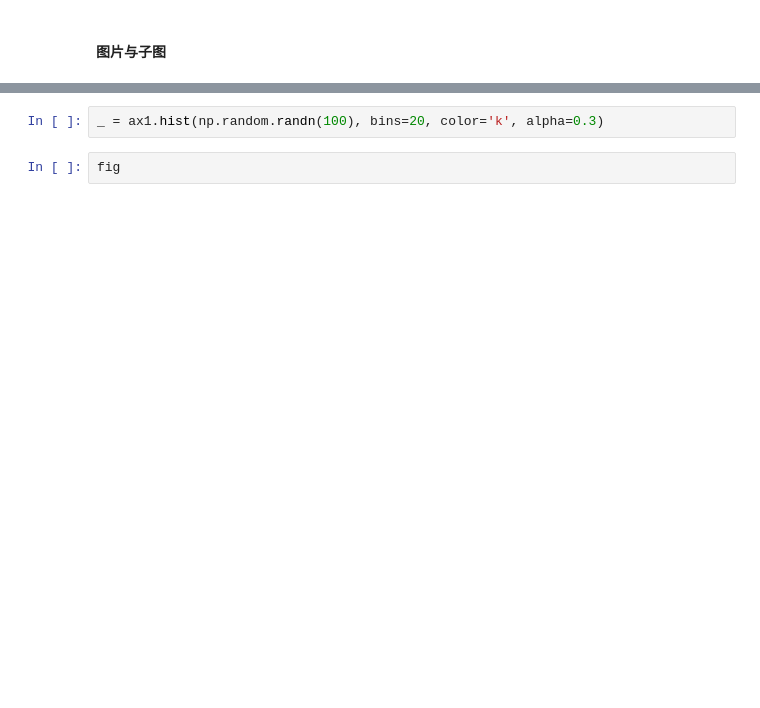
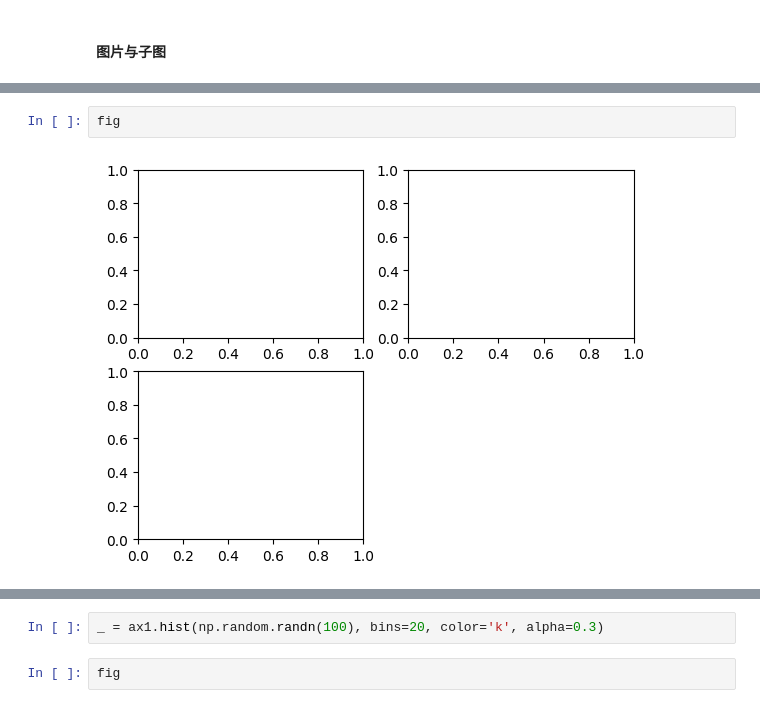
Before and after one commit to WuJoel2020/pyworkspace, a Jupyter notebook: data_analysis/09-绘图与可视化.ipynb, the cells around one changed output, grey strips where cells are left out. Saved outputs shown, nothing was run; the diff lists cells and outputs as text; blank space fills up the shorter version.

```diff
--- a/data_analysis/09-绘图与可视化.ipynb
+++ b/data_analysis/09-绘图与可视化.ipynb
@@ -36,3 +37,7 @@ plt.plot([1.5, 3.5, -2, 1.6])  # 会在最后一个子图上绘制
+# %%
+fig
+# %% [output]
+[figure, added]
 # %%
 plt.plot(np.random.randn(50).cumsum(), 'k--')  # k-- 黑色分段线
 # %% [output]
```
Also changed, not shown: parts of 62 cells of this notebook, 8 other files.
